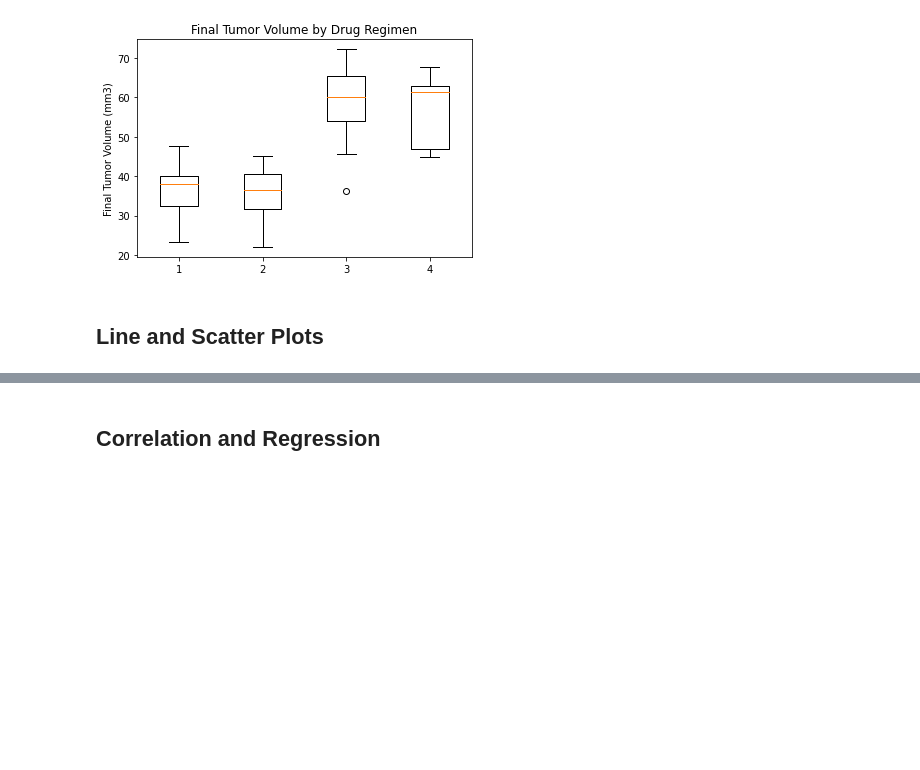
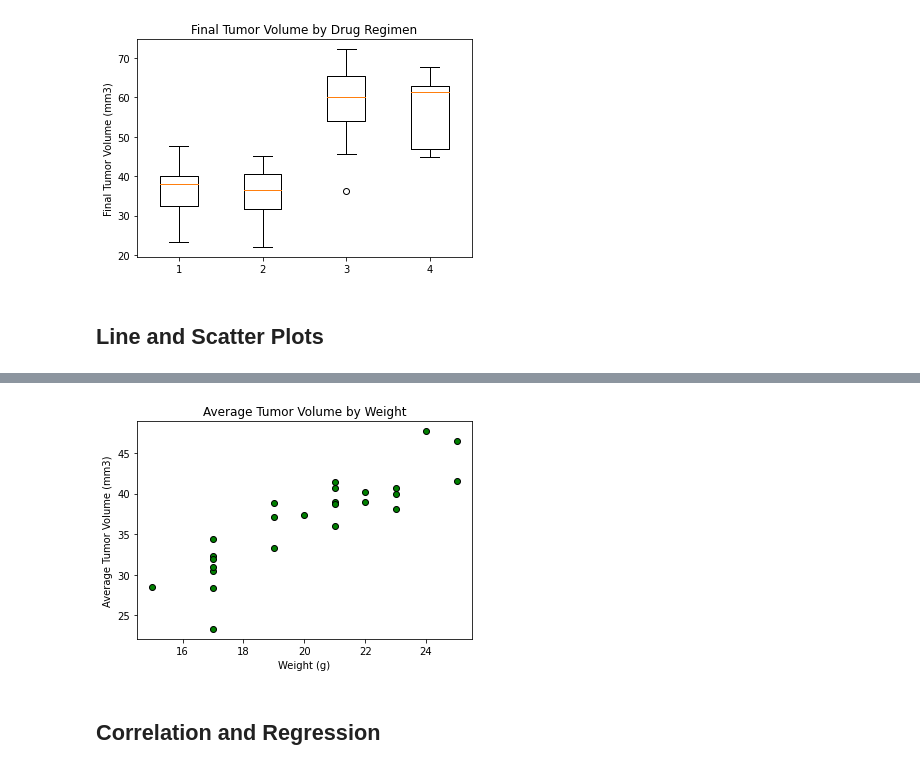
Before and after one commit to sissa81/Pymaceuticals-Matplotlib-Challenge, a Jupyter notebook: pymaceuticals.ipynb, the cells around one changed output, grey strips where cells are left out. Cells and saved outputs as stored; diff of their text form; code cells hidden in the pictures; blank space fills up the shorter version.

```diff
--- a/pymaceuticals.ipynb
+++ b/pymaceuticals.ipynb
@@ -256,2 +265,20 @@ plt.show()
+# %%
+# Generate a scatter plot of average tumor volume vs. mouse weight for the Capomulin regimen
+# Pull data for mice given Capomulin
+capomulin_avg_df = merge_df.loc[(merge_df["Drug Regimen"] == "Capomulin"), ["Mouse ID", "Weight (g)", "Tumor Volume (mm3)"]]
+
+# Create average volume dataframe
+average_volume_df = capomulin_avg_df.groupby(["Mouse ID"]).mean().reset_index()
+
+# Format and create scatter plot
+weight = average_volume_df["Weight (g)"]
+avg_volume = average_volume_df["Tumor Volume (mm3)"]
+plt.title("Average Tumor Volume by Weight")
+plt.xlabel("Weight (g)")
+plt.ylabel("Average Tumor Volume (mm3)")
+plt.scatter(weight, avg_volume, marker="o", facecolors="green", edgecolors="black")
+plt.show()
+# %% [output]
+[figure, added]
 # %% [markdown]
 ## Correlation and Regression
```
Also changed, not shown: parts of 5 cells of this notebook.
